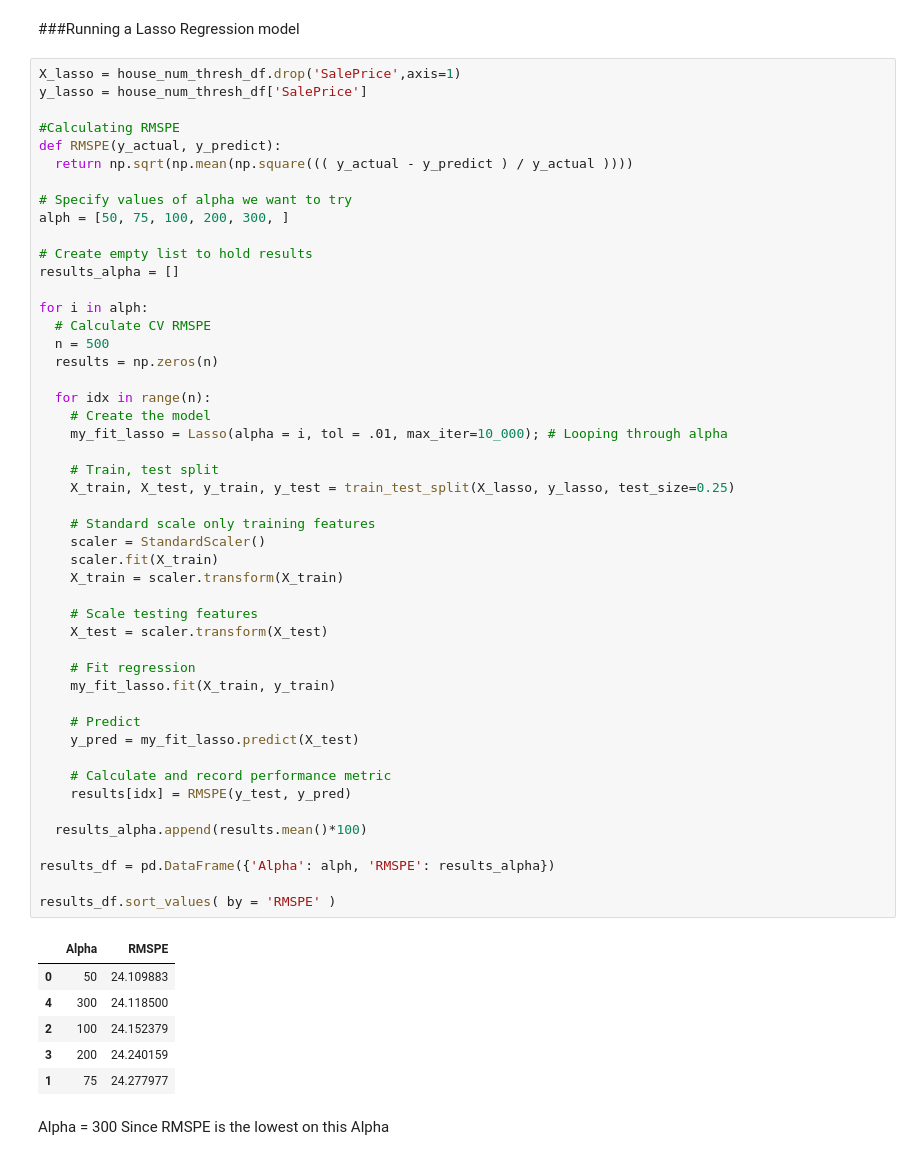
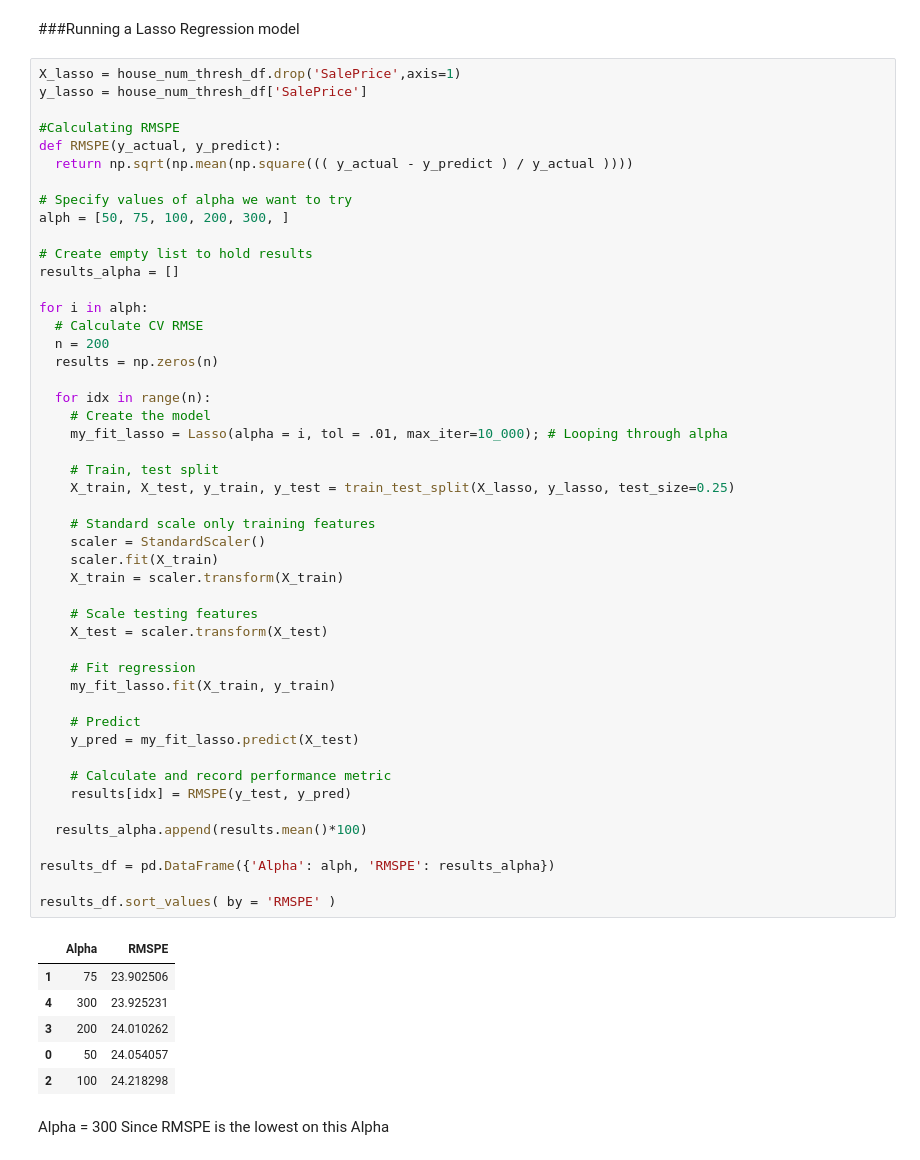
Before and after one commit to jerrinojacob/Data-Science-Portfolio, a Jupyter notebook: project_02/Housing_Price_Prediction.ipynb, the cells around one changed output. Drawn from its saved outputs; the diff is of its cells as text.

```diff
--- a/project_02/Housing_Price_Prediction.ipynb
+++ b/project_02/Housing_Price_Prediction.ipynb
@@ -860,46 +874,46 @@ alph = [50, 75, 100, 200, 300, ]
 results_alpha = []
 
 for i in alph:
-  # Calculate CV RMSPE
-  n = 500
+  # Calculate CV RMSE
+  n = 200
   results = np.zeros(n)
 
   for idx in range(n):
     # Create the model
     my_fit_lasso = Lasso(alpha = i, tol = .01, max_iter=10_000); # Looping through alpha
 
     # Train, test split
     X_train, X_test, y_train, y_test = train_test_split(X_lasso, y_lasso, test_size=0.25)
 
     # Standard scale only training features
     scaler = StandardScaler()
     scaler.fit(X_train)
     X_train = scaler.transform(X_train)
 
     # Scale testing features
     X_test = scaler.transform(X_test)
 
     # Fit regression
     my_fit_lasso.fit(X_train, y_train)
 
     # Predict
     y_pred = my_fit_lasso.predict(X_test)
 
     # Calculate and record performance metric
     results[idx] = RMSPE(y_test, y_pred)
 
   results_alpha.append(results.mean()*100)
 
 results_df = pd.DataFrame({'Alpha': alph, 'RMSPE': results_alpha})
 
 results_df.sort_values( by = 'RMSPE' )
 # %% [output]
 |  | Alpha | RMSPE |
-| 0 | 50 | 24.109883 |
-| 4 | 300 | 24.118500 |
-| 2 | 100 | 24.152379 |
-| 3 | 200 | 24.240159 |
-| 1 | 75 | 24.277977 |
+| 1 | 75 | 23.902506 |
+| 4 | 300 | 23.925231 |
+| 3 | 200 | 24.010262 |
+| 0 | 50 | 24.054057 |
+| 2 | 100 | 24.218298 |
 # %% [markdown]
 Alpha = 300 Since RMSPE is the lowest on this Alpha
 # %%
```
Also changed, not shown: parts of 15 cells of this notebook.
